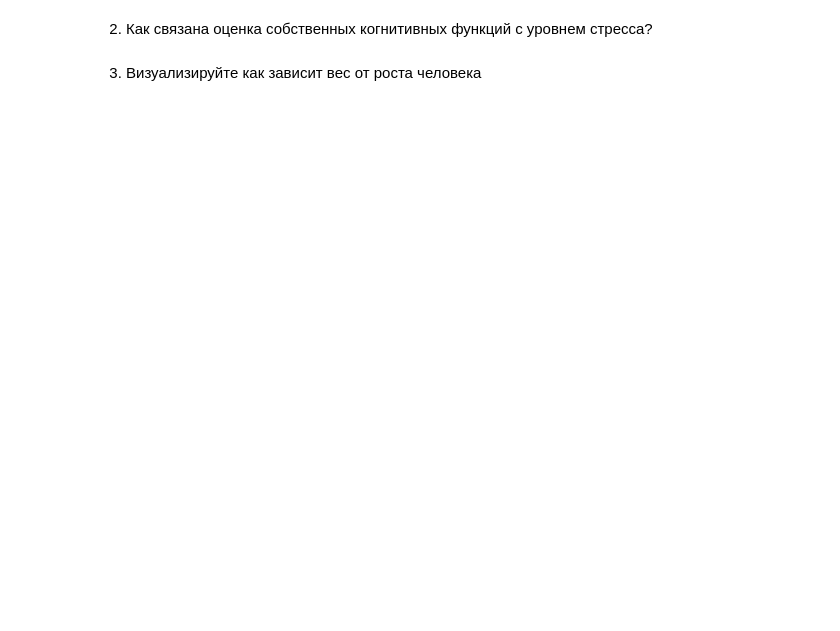
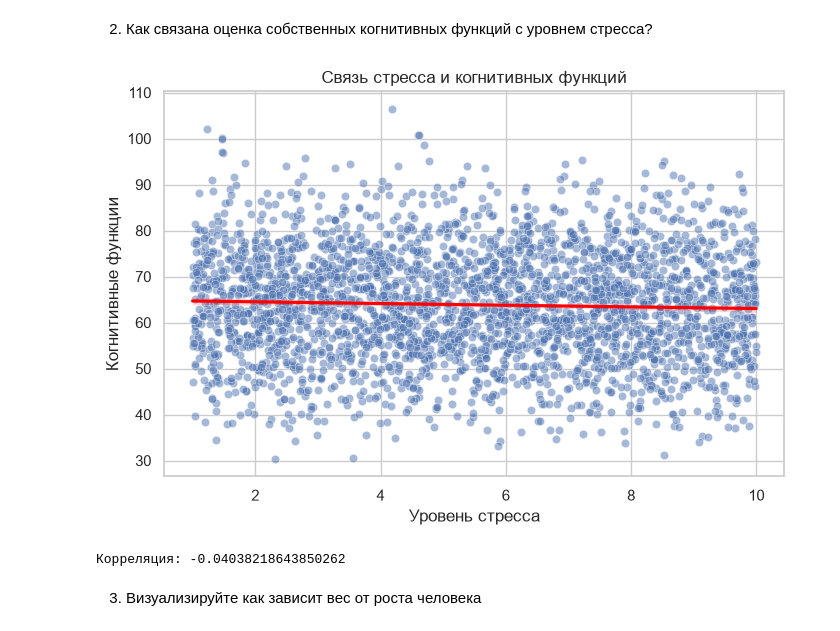
Before and after one commit to Coffe0954/MACHINELEARNING, a Jupyter notebook: hw1/Lab1-7.ipynb, the cells around one changed output. Saved outputs shown, nothing was run; the diff lists cells and outputs as text; code cells hidden in the pictures; blank space fills up the shorter version.

```diff
--- a/hw1/Lab1-7.ipynb
+++ b/hw1/Lab1-7.ipynb
@@ -236,4 +353,31 @@ import pandas as pd
 # %% [markdown]
 2. Как связана оценка собственных когнитивных функций с уровнем стресса?
+# %%
+plt.figure(figsize=(8, 5))
+
+sns.scatterplot(
+    data=df,
+    x='Stress Levels',
+    y='Cognitive Function',
+    alpha=0.5
+)
+
+sns.regplot(
+    data=df,
+    x='Stress Levels',
+    y='Cognitive Function',
+    scatter=False,
+    color='red'
+)
+
+plt.title('Связь стресса и когнитивных функций')
+plt.xlabel('Уровень стресса')
+plt.ylabel('Когнитивные функции')
+plt.show()
+
+print('Корреляция:', df['Stress Levels'].corr(df['Cognitive Function']))
+# %% [output]
+[figure, added]
+Корреляция: -0.04038218643850262
 # %% [markdown]
 3. Визуализируйте как зависит вес от роста человека
```
Also changed, not shown: parts of 17 cells of this notebook.
